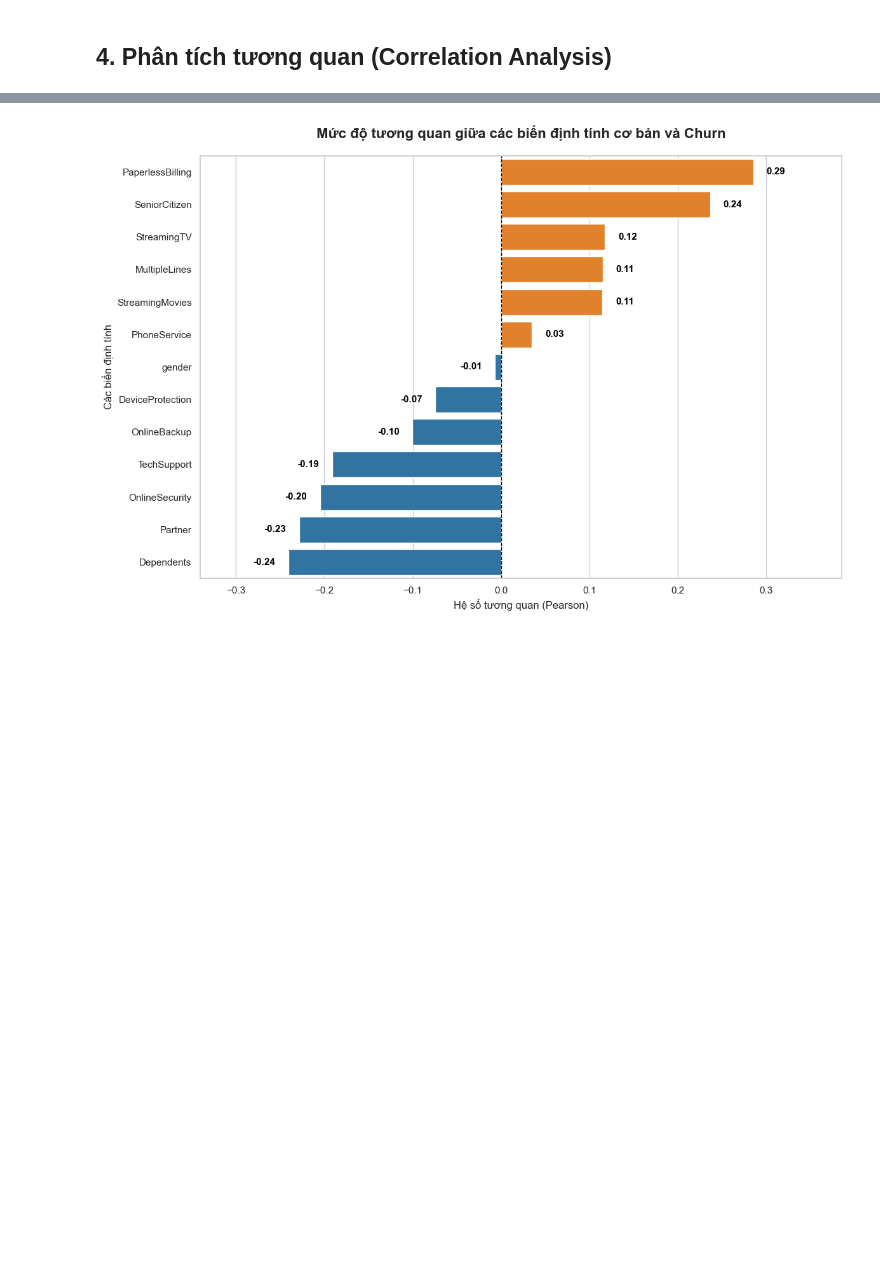
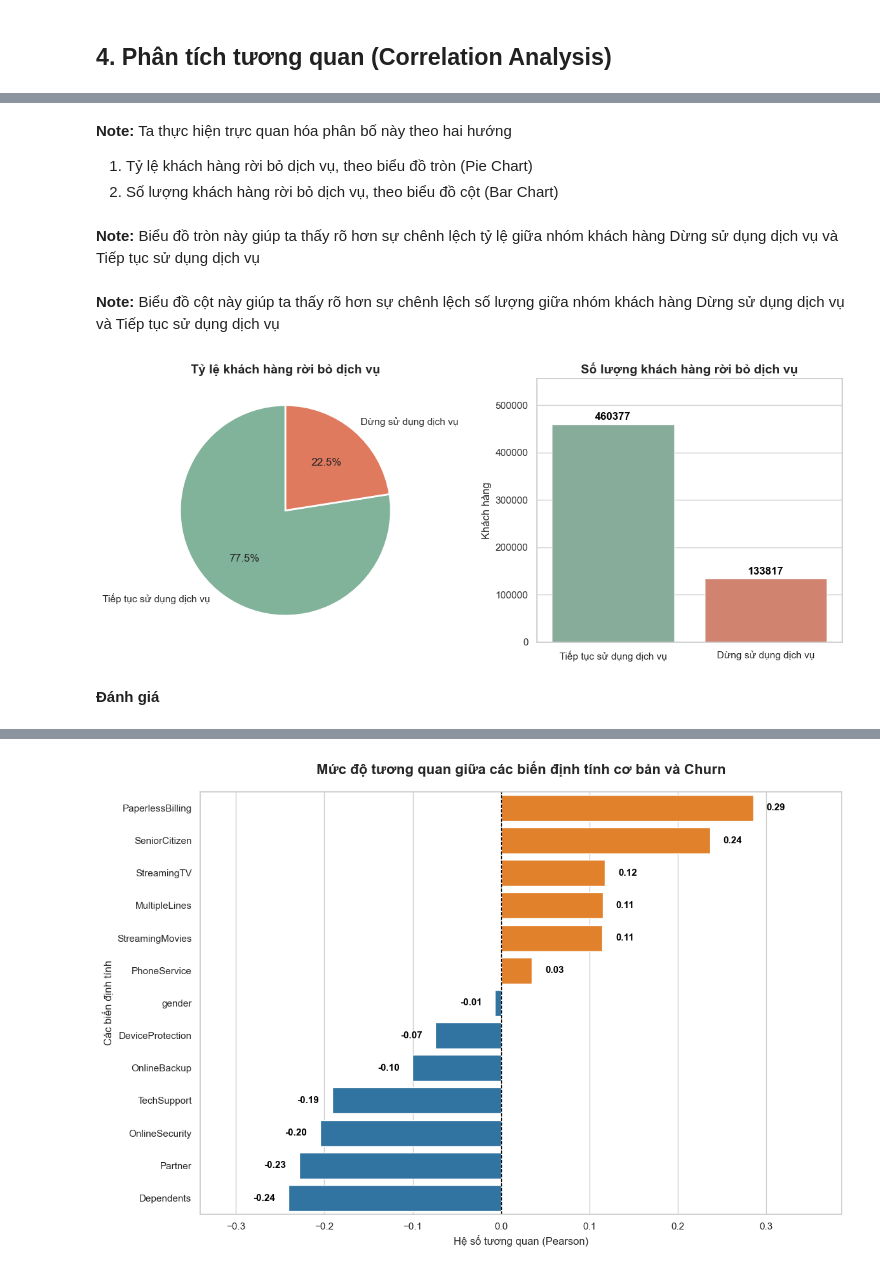
Before and after one commit to HoangKhang226/Customer-Churn-MLOPs, a Jupyter notebook: EDA/hnyuquhn.ipynb, the cells around one changed output, grey strips where cells are left out. Drawn from its saved outputs; the diff is of its cells as text; code cells hidden in the pictures; blank space fills up the shorter version.

```diff
--- a/EDA/hnyuquhn.ipynb
+++ b/EDA/hnyuquhn.ipynb
@@ -444,0 +566,7 @@ plt.show()
+# %%
+fig, (ax1, ax2) = plt.subplots(1, 2, figsize=(12, 5))
+plt.close(fig)
+# %% [markdown]
+**Note:** Ta thực hiện trực quan hóa phân bố này theo hai hướng
+1. Tỷ lệ khách hàng rời bỏ dịch vụ, theo biểu đồ tròn (Pie Chart)
+2. Số lượng khách hàng rời bỏ dịch vụ, theo biểu đồ cột (Bar Chart)
@@ -444,0 +582,2 @@ plt.show()
+# %% [markdown]
+**Note:** Biểu đồ tròn này giúp ta thấy rõ hơn sự chênh lệch tỷ lệ giữa nhóm khách hàng Dừng sử dụng dịch vụ và Tiếp tục sử dụng dịch vụ
@@ -444,0 +604,9 @@ plt.show()
+# %% [markdown]
+**Note:** Biểu đồ cột này giúp ta thấy rõ hơn sự chênh lệch số lượng giữa nhóm khách hàng Dừng sử dụng dịch vụ và Tiếp tục sử dụng dịch vụ
+# %%
+fig.tight_layout()
+fig
+# %% [output]
+[figure, added]
+# %% [markdown]
+**Đánh giá**
```
Also changed, not shown: parts of 35 cells of this notebook.
